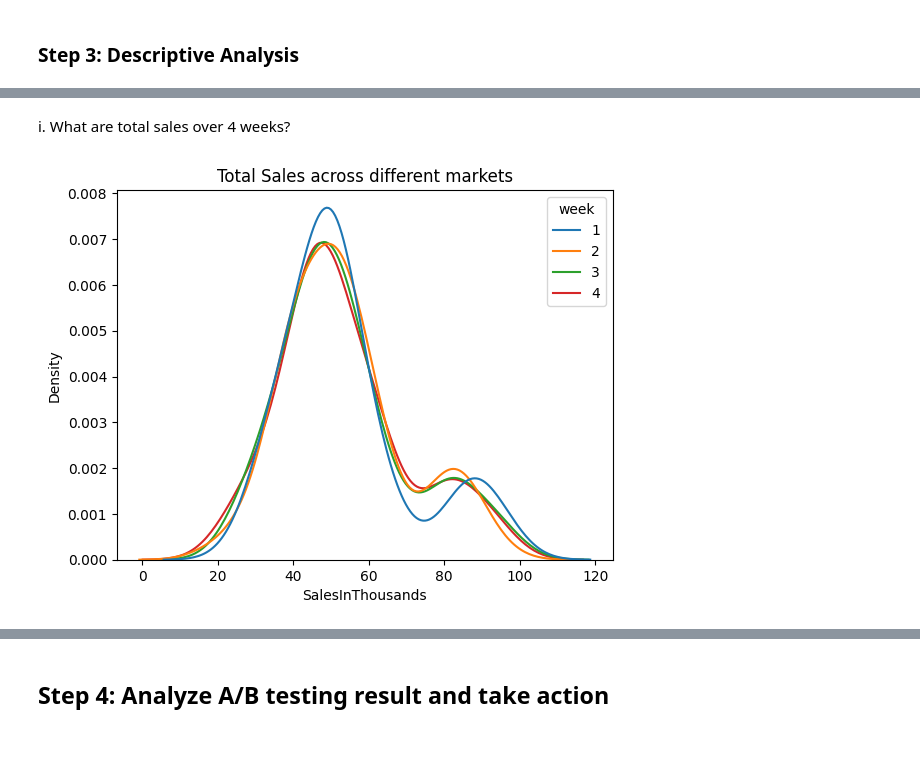
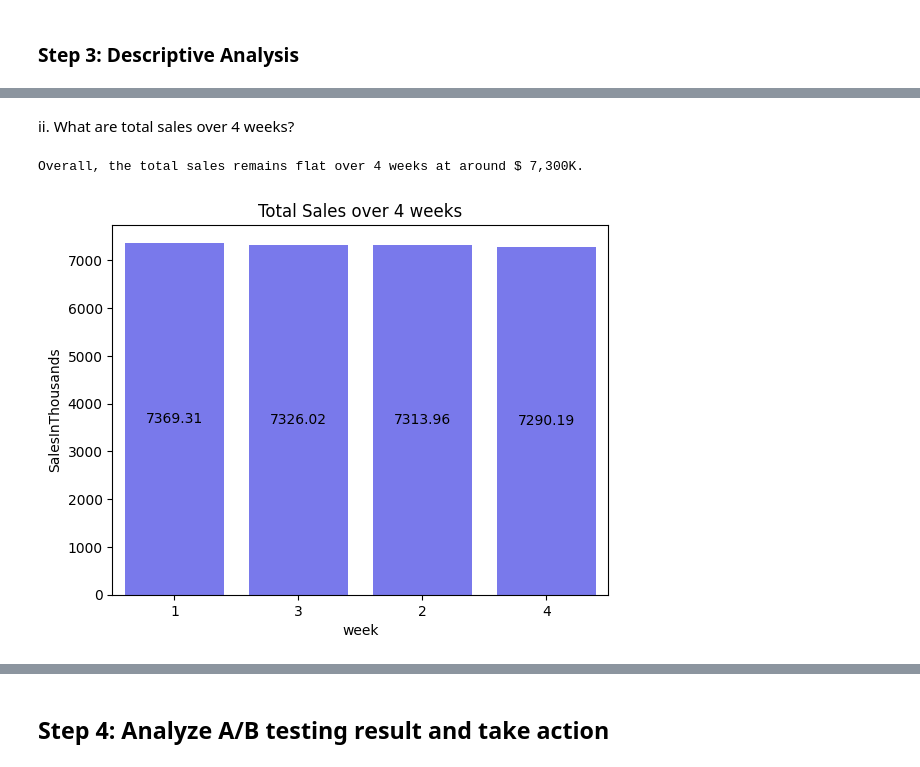
Before and after one commit to tan-yong-sheng/business_analytics, a Jupyter notebook: iv Data Analysis (Insight Generation)/Final Project/Assignment 5/EDA_Final_Project.ipynb, the cells around one changed output, grey strips where cells are left out. Saved outputs shown, nothing was run; the diff lists cells and outputs as text; code cells hidden in the pictures.

```diff
--- a/iv Data Analysis (Insight Generation)/Final Project/Assignment 5/EDA_Final_Project.ipynb
+++ b/iv Data Analysis (Insight Generation)/Final Project/Assignment 5/EDA_Final_Project.ipynb
@@ -289,19 +276,20 @@ There are a total of 548 observations in the dataset.
 # %% [markdown]
-i. What are total sales over 4 weeks?
+ii. What are total sales over 4 weeks?
 # %%
 # Sales across different markets
-#sales_by_week = df2.groupby("week")[
-#    "SalesInThousands"].sum().reset_index().sort_values(
-#                ascending=False, by="SalesInThousands")
-#sales_by_week["week"] = sales_by_week["week"].astype("str")
+print("Overall, the total sales remains flat over 4 weeks at around $ 7,300K.")
 
-df3 = df2.copy(deep=True)
-df3["week"] = df3["week"].astype(str)
-ax = sns.kdeplot(hue="week", x="SalesInThousands",
-            data=df3)
-            #color="blue", alpha=0.6)
-#ax.bar_label(ax.containers[0])
-plt.title("Total Sales across different markets")
+sales_by_week = df2.groupby("week")[
+    "SalesInThousands"].sum().reset_index().sort_values(
+                ascending=False, by="SalesInThousands")
+sales_by_week["week"] = sales_by_week["week"].astype("str")
+ax = sns.barplot(x="week", y="SalesInThousands",
+            data=sales_by_week,
+            color="blue", alpha=0.6)
+ax.set_ylim(0,)
+ax.bar_label(ax.containers[0], label_type="center")
+plt.title("Total Sales over 4 weeks")
 plt.show()
 # %% [output]
+Overall, the total sales remains flat over 4 weeks at around $ 7,300K.
-[figure, old version]
+[figure, new version]
```
Also changed, not shown: parts of 52 cells of this notebook, 1 other file.
